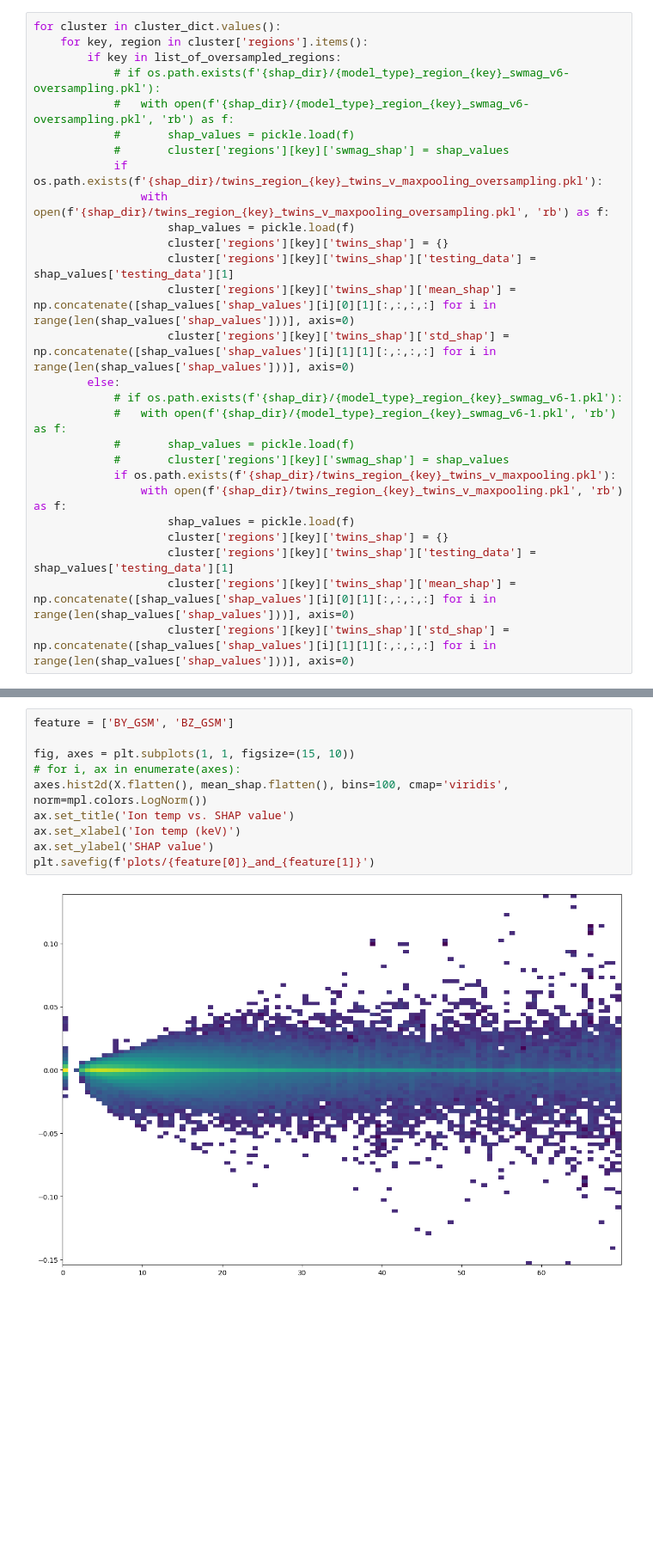
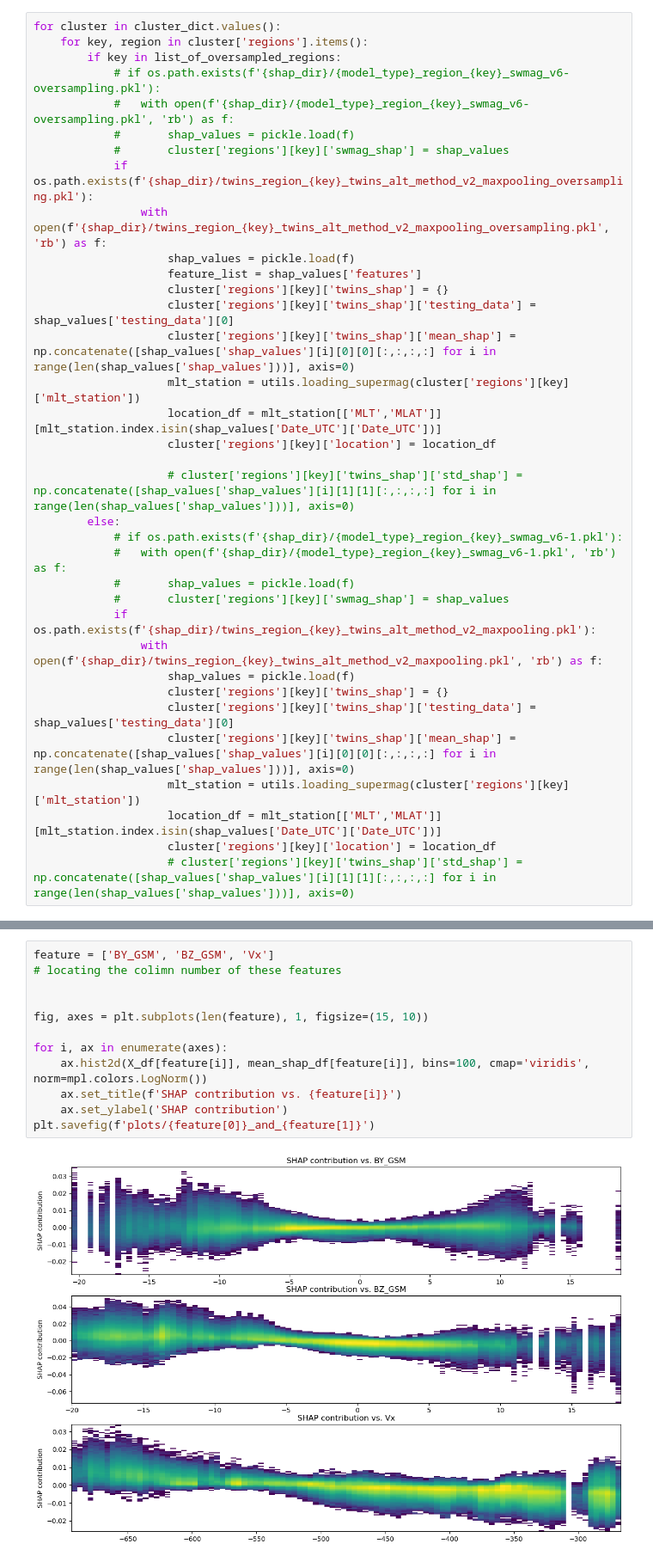
Before and after one commit to mikecoughlan/including_ion_temp_maps, a Jupyter notebook: examing_shap_and_inputs.ipynb, the cells around one changed output, grey strips where cells are left out. Shown at 86% size. Cells and saved outputs as stored; diff of their text form; blank space fills up the shorter version.

```diff
--- a/examing_shap_and_inputs.ipynb
+++ b/examing_shap_and_inputs.ipynb
@@ -66,22 +571,30 @@ for cluster in cluster_dict.values():
 			# 	with open(f'{shap_dir}/{model_type}_region_{key}_swmag_v6-oversampling.pkl', 'rb') as f:
 			# 		shap_values = pickle.load(f)
 			# 		cluster['regions'][key]['swmag_shap'] = shap_values
-			if os.path.exists(f'{shap_dir}/twins_region_{key}_twins_v_maxpooling_oversampling.pkl'):
-				with open(f'{shap_dir}/twins_region_{key}_twins_v_maxpooling_oversampling.pkl', 'rb') as f:
+			if os.path.exists(f'{shap_dir}/twins_region_{key}_twins_alt_method_v2_maxpooling_oversampling.pkl'):
+				with open(f'{shap_dir}/twins_region_{key}_twins_alt_method_v2_maxpooling_oversampling.pkl', 'rb') as f:
 					shap_values = pickle.load(f)
+					feature_list = shap_values['features']
 					cluster['regions'][key]['twins_shap'] = {}
-					cluster['regions'][key]['twins_shap']['testing_data'] = shap_values['testing_data'][1]
-					cluster['regions'][key]['twins_shap']['mean_shap'] = np.concatenate([shap_values['shap_values'][i][0][1][:,:,:,:] for i in range(len(shap_values['shap_values']))], axis=0)
-					cluster['regions'][key]['twins_shap']['std_shap'] = np.concatenate([shap_values['shap_values'][i][1][1][:,:,:,:] for i in range(len(shap_values['shap_values']))], axis=0)
+					cluster['regions'][key]['twins_shap']['testing_data'] = shap_values['testing_data'][0]
+					cluster['regions'][key]['twins_shap']['mean_shap'] = np.concatenate([shap_values['shap_values'][i][0][0][:,:,:,:] for i in range(len(shap_values['shap_values']))], axis=0)
+					mlt_station = utils.loading_supermag(cluster['regions'][key]['mlt_station'])
+					location_df = mlt_station[['MLT','MLAT']][mlt_station.index.isin(shap_values['Date_UTC']['Date_UTC'])]
+					cluster['regions'][key]['location'] = location_df
+
+					# cluster['regions'][key]['twins_shap']['std_shap'] = np.concatenate([shap_values['shap_values'][i][1][1][:,:,:,:] for i in range(len(shap_values['shap_values']))], axis=0)
 		else:
 			# if os.path.exists(f'{shap_dir}/{model_type}_region_{key}_swmag_v6-1.pkl'):
 			# 	with open(f'{shap_dir}/{model_type}_region_{key}_swmag_v6-1.pkl', 'rb') as f:
 			# 		shap_values = pickle.load(f)
 			# 		cluster['regions'][key]['swmag_shap'] = shap_values
-			if os.path.exists(f'{shap_dir}/twins_region_{key}_twins_v_maxpooling.pkl'):
-				with open(f'{shap_dir}/twins_region_{key}_twins_v_maxpooling.pkl', 'rb') as f:
+			if os.path.exists(f'{shap_dir}/twins_region_{key}_twins_alt_method_v2_maxpooling.pkl'):
+				with open(f'{shap_dir}/twins_region_{key}_twins_alt_method_v2_maxpooling.pkl', 'rb') as f:
 					shap_values = pickle.load(f)
 					cluster['regions'][key]['twins_shap'] = {}
-					cluster['regions'][key]['twins_shap']['testing_data'] = shap_values['testing_data'][1]
-					cluster['regions'][key]['twins_shap']['mean_shap'] = np.concatenate([shap_values['shap_values'][i][0][1][:,:,:,:] for i in range(len(shap_values['shap_values']))], axis=0)
-					cluster['regions'][key]['twins_shap']['std_shap'] = np.concatenate([shap_values['shap_values'][i][1][1][:,:,:,:] for i in range(len(shap_values['shap_values']))], axis=0)
+					cluster['regions'][key]['twins_shap']['testing_data'] = shap_values['testing_data'][0]
+					cluster['regions'][key]['twins_shap']['mean_shap'] = np.concatenate([shap_values['shap_values'][i][0][0][:,:,:,:] for i in range(len(shap_values['shap_values']))], axis=0)
+					mlt_station = utils.loading_supermag(cluster['regions'][key]['mlt_station'])
+					location_df = mlt_station[['MLT','MLAT']][mlt_station.index.isin(shap_values['Date_UTC']['Date_UTC'])]
+					cluster['regions'][key]['location'] = location_df
+					# cluster['regions'][key]['twins_shap']['std_shap'] = np.concatenate([shap_values['shap_values'][i][1][1][:,:,:,:] for i in range(len(shap_values['shap_values']))], axis=0)
@@ -181,12 +975,14 @@ print(mean_shap.shape)
 # %%
-feature = ['BY_GSM', 'BZ_GSM']
+feature = ['BY_GSM', 'BZ_GSM', 'Vx']
+# locating the colimn number of these features
 
-fig, axes = plt.subplots(1, 1, figsize=(15, 10))
-# for i, ax in enumerate(axes):
-axes.hist2d(X.flatten(), mean_shap.flatten(), bins=100, cmap='viridis', norm=mpl.colors.LogNorm())
-ax.set_title('Ion temp vs. SHAP value')
-ax.set_xlabel('Ion temp (keV)')
-ax.set_ylabel('SHAP value')
+
+fig, axes = plt.subplots(len(feature), 1, figsize=(15, 10))
+
+for i, ax in enumerate(axes):
+	ax.hist2d(X_df[feature[i]], mean_shap_df[feature[i]], bins=100, cmap='viridis', norm=mpl.colors.LogNorm())
+	ax.set_title(f'SHAP contribution vs. {feature[i]}')
+	ax.set_ylabel('SHAP contribution')
 plt.savefig(f'plots/{feature[0]}_and_{feature[1]}')
 # %% [output]
-[figure, old version]
+[figure, new version]
```
Also changed, not shown: parts of 18 cells of this notebook, 8 other files.
